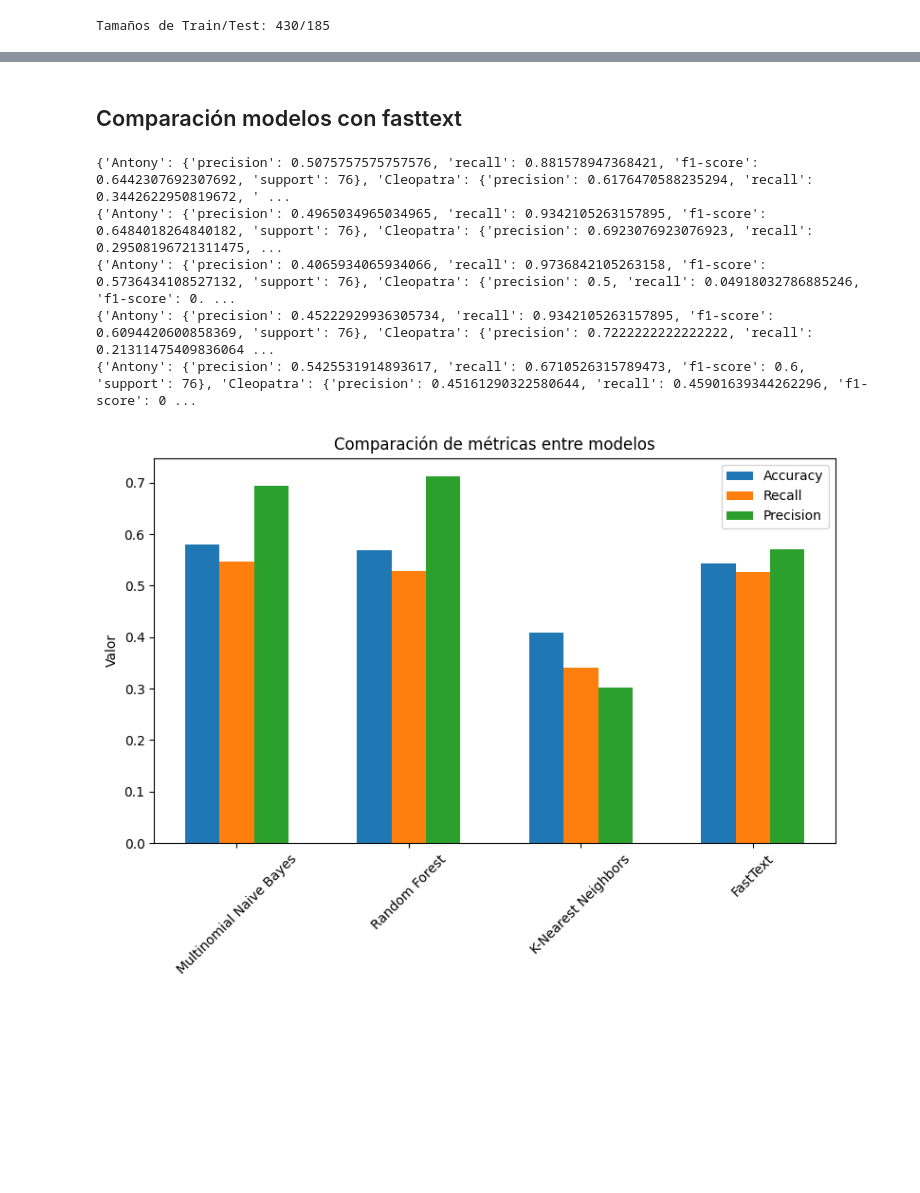
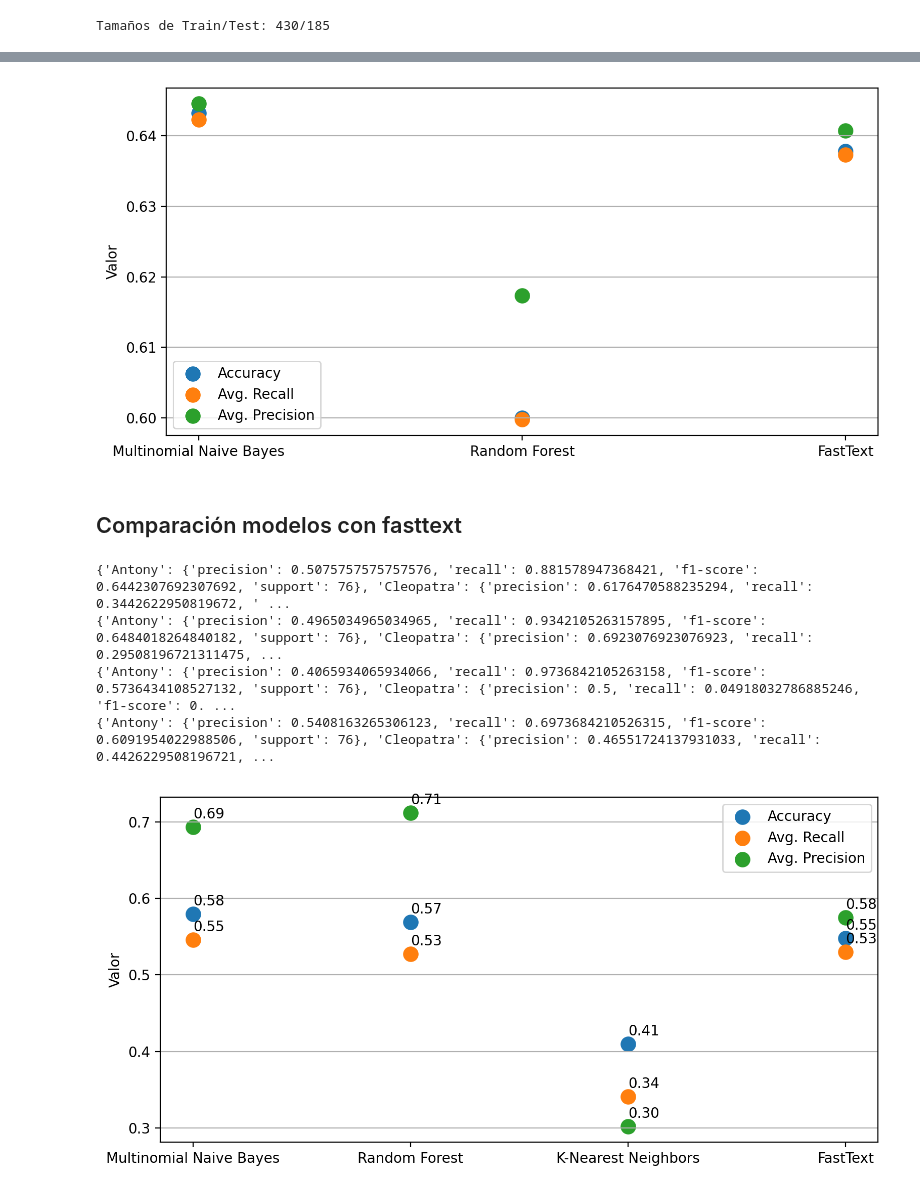
Before and after one commit to AnaCortazzo/ShakespeareTarea1, a Jupyter notebook: Tarea_2/shakespeare_AA_tarea_2.ipynb, the cells around one changed output, grey strips where cells are left out. Cells and saved outputs as stored; diff of their text form; code cells hidden in the pictures; blank space fills up the shorter version.

```diff
--- a/Tarea_2/shakespeare_AA_tarea_2.ipynb
+++ b/Tarea_2/shakespeare_AA_tarea_2.ipynb
@@ -1288,52 +1399,89 @@ plt.show()
+# %%
+# Obtener las métricas para cada modelo
+metrics_models = {
+    'Multinomial Naive Bayes': metricsMB2,
+    'Random Forest': metricsRF2,
+   # 'K-Nearest Neighbors': metricsKN,
+  #  'Decision Tree': metricsDT,
+    'FastText': metricsFTT2
+}
+
+accuracy_values = [metrics_models[model]['accuracy'] for model in metrics_models]
+recall_values = [metrics_models[model]['macro avg']['recall'] for model in metrics_models]
+precision_values = [metrics_models[model]['macro avg']['precision'] for model in metrics_models]
+
+fig, ax = plt.subplots(figsize=(8, 4), dpi=200)
+x = range(len(metrics_models))
+
+ax.scatter(x, accuracy_values, label='Accuracy', s=100)
+ax.scatter(x, recall_values, label='Avg. Recall', s=100)
+ax.scatter(x, precision_values, label='Avg. Precision', s=100)
+
+ax.set_xticks(x)
+ax.set_xticklabels(metrics_models.keys(), rotation=0)
+ax.set_ylabel('Valor')
+#ax.set_title('Comparación de métricas entre modelos')
+ax.legend()
+ax.yaxis.grid(True)
+
+
+plt.tight_layout()
+plt.show()
+# %% [output]
+[figure, added]
 # %% [markdown]
 ## Comparación modelos con fasttext
 # %%
 print(metricsMB)
 print(metricsRF)
 print(metricsKN)
-print(metricsDT)
 print(metricsFTT)
 # %% [output]
 {'Antony': {'precision': 0.5075757575757576, 'recall': 0.881578947368421, 'f1-score': 0.6442307692307692, 'support': 76}, 'Cleopatra': {'precision': 0.6176470588235294, 'recall': 0.3442622950819672, ' ...
 {'Antony': {'precision': 0.4965034965034965, 'recall': 0.9342105263157895, 'f1-score': 0.6484018264840182, 'support': 76}, 'Cleopatra': {'precision': 0.6923076923076923, 'recall': 0.29508196721311475, ...
 {'Antony': {'precision': 0.4065934065934066, 'recall': 0.9736842105263158, 'f1-score': 0.5736434108527132, 'support': 76}, 'Cleopatra': {'precision': 0.5, 'recall': 0.04918032786885246, 'f1-score': 0. ...
-{'Antony': {'precision': 0.45222929936305734, 'recall': 0.9342105263157895, 'f1-score': 0.6094420600858369, 'support': 76}, 'Cleopatra': {'precision': 0.7222222222222222, 'recall': 0.21311475409836064 ...
-{'Antony': {'precision': 0.5425531914893617, 'recall': 0.6710526315789473, 'f1-score': 0.6, 'support': 76}, 'Cleopatra': {'precision': 0.45161290322580644, 'recall': 0.45901639344262296, 'f1-score': 0 ...
+{'Antony': {'precision': 0.5408163265306123, 'recall': 0.6973684210526315, 'f1-score': 0.6091954022988506, 'support': 76}, 'Cleopatra': {'precision': 0.46551724137931033, 'recall': 0.4426229508196721, ...
 # %%
 # Obtener las métricas para cada modelo
 metrics_models = {
     'Multinomial Naive Bayes': metricsMB,
     'Random Forest': metricsRF,
     'K-Nearest Neighbors': metricsKN,
   #  'Decision Tree': metricsDT,
     'FastText': metricsFTT
 }
 
 # Obtener los valores de accuracy, recall y precisión para cada modelo
 accuracy_values = [metrics_models[model]['accuracy'] for model in metrics_models]
 recall_values = [metrics_models[model]['macro avg']['recall'] for model in metrics_models]
 precision_values = [metrics_models[model]['macro avg']['precision'] for model in metrics_models]
 
-# Crear el gráfico de barras
-fig, ax = plt.subplots(figsize=(8, 6))
+fig, ax = plt.subplots(figsize=(8, 4), dpi=200)
+x = range(len(metrics_models))
 
-# Configurar los datos y las etiquetas
-x = range(len(metrics_models))
-width = 0.2
+ax.scatter(x, accuracy_values, label='Accuracy', s=100)
+ax.scatter(x, recall_values, label='Avg. Recall', s=100)
+ax.scatter(x, precision_values, label='Avg. Precision', s=100)
 
-# Graficar las barras para accuracy, recall y precisión
-ax.bar(x, accuracy_values, width, label='Accuracy')
-ax.bar([val + width for val in x], recall_values, width, label='Recall')
-ax.bar([val + 2 * width for val in x], precision_values, width, label='Precision')
+ax.set_xticks(x)
+ax.set_xticklabels(metrics_models.keys(), rotation=0)
+ax.set_ylabel('Valor')
+#ax.set_title('Comparación de métricas entre modelos')
+ax.legend()
+ax.yaxis.grid(True)
 
-# Configurar los ejes y las etiquetas
-ax.set_xticks([val + width for val in x])
-ax.set_xticklabels(metrics_models.keys(), rotation=45)
-ax.set_ylabel('Valor')
-ax.set_title('Comparación de métricas entre modelos')
-ax.legend()
-#ax.grid(True)
+# Agregar etiquetas de valor a cada punto
+for i, j in zip(x, accuracy_values):
+    ax.annotate("{:.2f}".format(j), xy=(i, j), xytext=(0, 6), textcoords='offset points')
+
+for i, j in zip(x, recall_values):
+    ax.annotate("{:.2f}".format(j), xy=(i, j), xytext=(0, 6), textcoords='offset points')
+
+for i, j in zip(x, precision_values):
+    ax.annotate("{:.2f}".format(j), xy=(i, j), xytext=(0, 6), textcoords='offset points')
+
+
 plt.tight_layout()
 plt.show()
 # %% [output]
-[figure, old version]
+[figure, new version]
```
Also changed, not shown: parts of 28 cells of this notebook, 9 other files.
